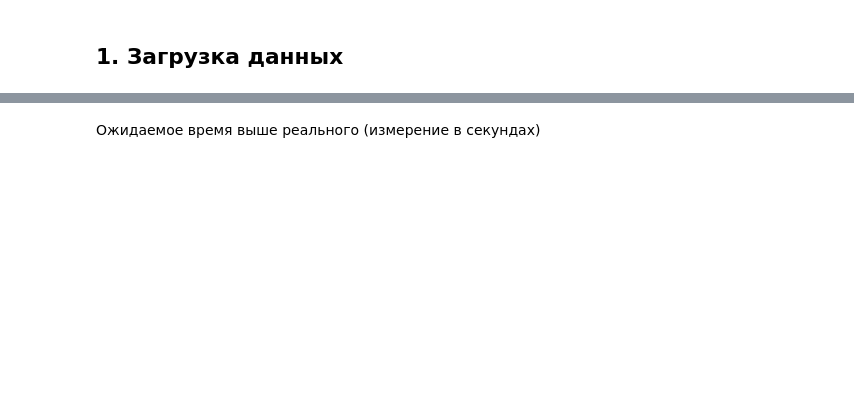
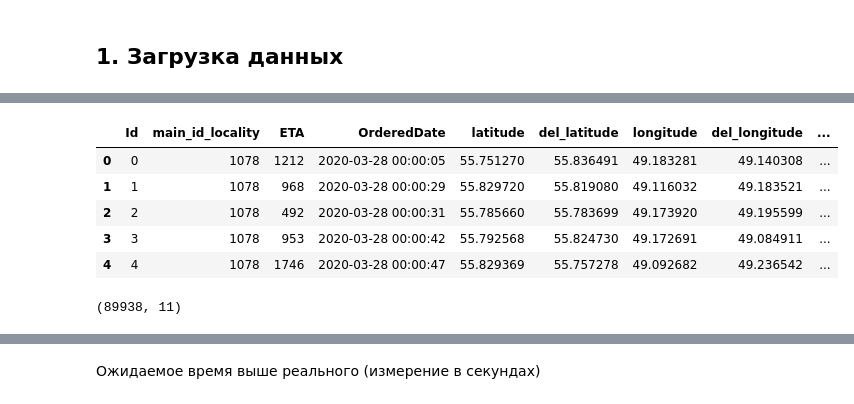
Before and after one commit to MrShevan/MIPT-hack, a Jupyter notebook: maxfilin/CitymobilKaggle.ipynb, the cells around one changed output, grey strips where cells are left out. Cells and saved outputs as stored; diff of their text form; code cells hidden in the pictures; blank space fills up the shorter version.

```diff
--- a/maxfilin/CitymobilKaggle.ipynb
+++ b/maxfilin/CitymobilKaggle.ipynb
@@ -23,6 +27,21 @@ ls ../../data
 train_df = pd.read_csv("../../data/train.csv")
 # %%
 test_df = pd.read_csv("../../data/test.csv")
+# %%
+test_additional_df = pd.read_csv("../../data/test_additional.csv")
+# %%
+test_additional_df.head()
+# %% [output]
+|  | Id | main_id_locality | ETA | OrderedDate | latitude | del_latitude | longitude | del_longitude | ... |
+| 0 | 0 | 1078 | 1212 | 2020-03-28 00:00:05 | 55.751270 | 55.836491 | 49.183281 | 49.140308 | ... |
+| 1 | 1 | 1078 | 968 | 2020-03-28 00:00:29 | 55.829720 | 55.819080 | 49.116032 | 49.183521 | ... |
+| 2 | 2 | 1078 | 492 | 2020-03-28 00:00:31 | 55.785660 | 55.783699 | 49.173920 | 49.195599 | ... |
+| 3 | 3 | 1078 | 953 | 2020-03-28 00:00:42 | 55.792568 | 55.824730 | 49.172691 | 49.084911 | ... |
+| 4 | 4 | 1078 | 1746 | 2020-03-28 00:00:47 | 55.829369 | 55.757278 | 49.092682 | 49.236542 | ... |
+# %%
+test_df.shape
+# %% [output]
+(89938, 11)
 # %%
 # 45.040235	38.976080 Краснодар
 # 54.734853	55.957865 Уфа
```
Also changed, not shown: parts of 37 cells of this notebook, 7 other files.
